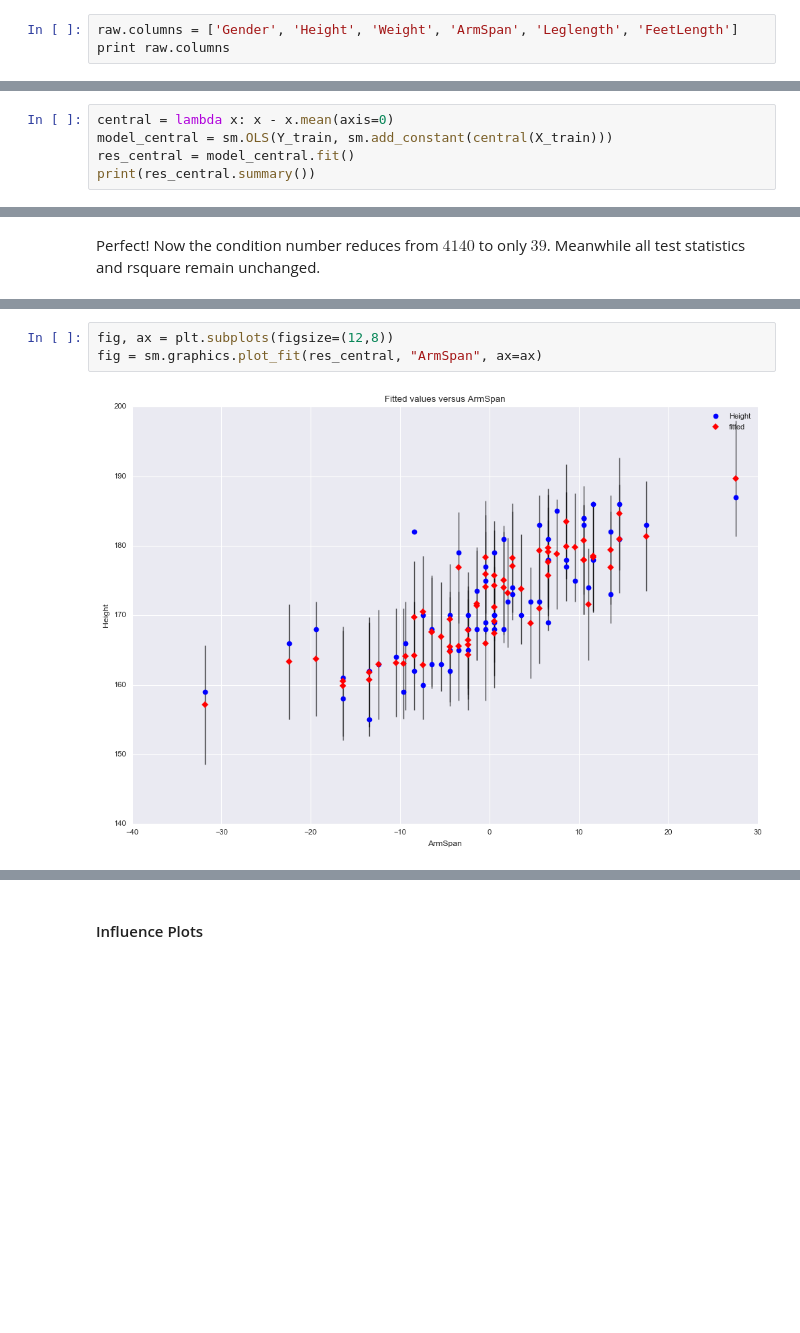
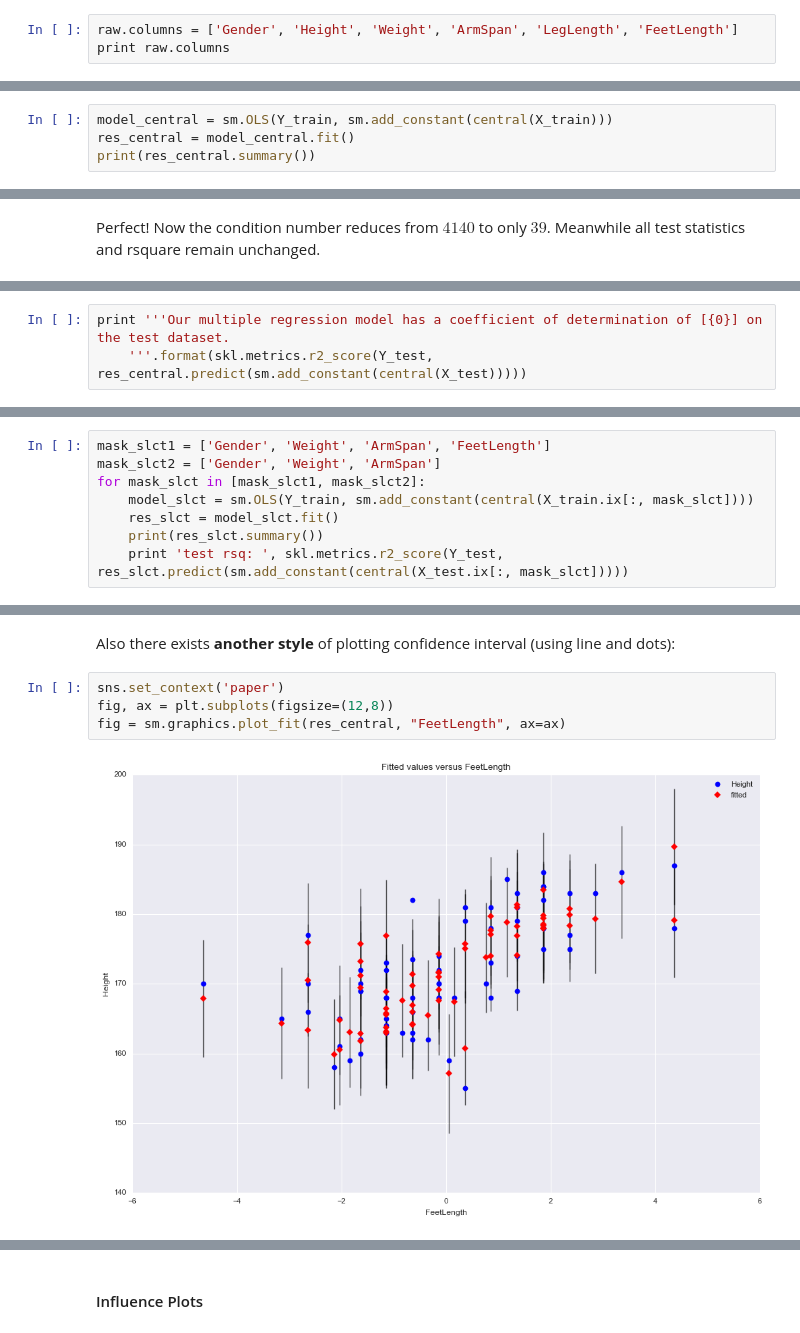
Before and after one commit to brillliantz/Statistics, a Jupyter notebook: EDA_and_Regression_on_Height.ipynb, the cells around one changed output, grey strips where cells are left out. Cells and saved outputs as stored; diff of their text form; blank space fills up the shorter version.

```diff
--- a/EDA_and_Regression_on_Height.ipynb
+++ b/EDA_and_Regression_on_Height.ipynb
@@ -31,6 +31,6 @@ The data are organized in a 2D table, let's look at the head of it.
 
 Here we have already **encode "Gender" with binary number**(1 for male, 0 for female).
 # %%
-raw.columns = ['Gender', 'Height', 'Weight', 'ArmSpan', 'Leglength', 'FeetLength']
+raw.columns = ['Gender', 'Height', 'Weight', 'ArmSpan', 'LegLength', 'FeetLength']
 print raw.columns
 # %% [output]
@@ -651,7 +651,6 @@ To reduce the effect produced by interaction and higher-order terms, we can **st
 
 There are many ways of standardization. We’ll choose the *Subtract the mean* method, which is also known as *centering* the variables. This method removes the multicollinearity produced by interaction and higher-order terms as **effectively** as the other standardization methods, but it has the added benefit of **not changing the interpretation of the coefficients** (If you subtract the mean, each coefficient continues to estimate the change in the mean response per unit increase in X when all other predictors are held constant).
 # %%
-central = lambda x: x - x.mean(axis=0)
 model_central = sm.OLS(Y_train, sm.add_constant(central(X_train)))
 res_central = model_central.fit()
 print(res_central.summary())
@@ -677,0 +679,3 @@ Perfect! Now the condition number reduces from $4140$ to only $39$. Meanwhile al
+# %%
+print '''Our multiple regression model has a coefficient of determination of [{0}] on the test dataset.
+    '''.format(skl.metrics.r2_score(Y_test, res_central.predict(sm.add_constant(central(X_test)))))
@@ -677,0 +690,8 @@ Perfect! Now the condition number reduces from $4140$ to only $39$. Meanwhile al
+# %%
+mask_slct1 = ['Gender', 'Weight', 'ArmSpan', 'FeetLength']
+mask_slct2 = ['Gender', 'Weight', 'ArmSpan']
+for mask_slct in [mask_slct1, mask_slct2]:
+    model_slct = sm.OLS(Y_train, sm.add_constant(central(X_train.ix[:, mask_slct])))
+    res_slct = model_slct.fit()
+    print(res_slct.summary())
+    print 'test rsq: ', skl.metrics.r2_score(Y_test, res_slct.predict(sm.add_constant(central(X_test.ix[:, mask_slct]))))
@@ -760,7 +828,10 @@ res_central.model.exog.shape
+# %% [markdown]
+Also there exists **another style** of plotting confidence interval (using line and dots):
 # %%
+sns.set_context('paper')
 fig, ax = plt.subplots(figsize=(12,8))
-fig = sm.graphics.plot_fit(res_central, "ArmSpan", ax=ax)
+fig = sm.graphics.plot_fit(res_central, "FeetLength", ax=ax)
 # %% [output]
-[figure, old version]
+[figure, new version]
 # %%
 fig = plt.figure(figsize=(12,8))
```
Also changed, not shown: parts of 32 cells of this notebook.
